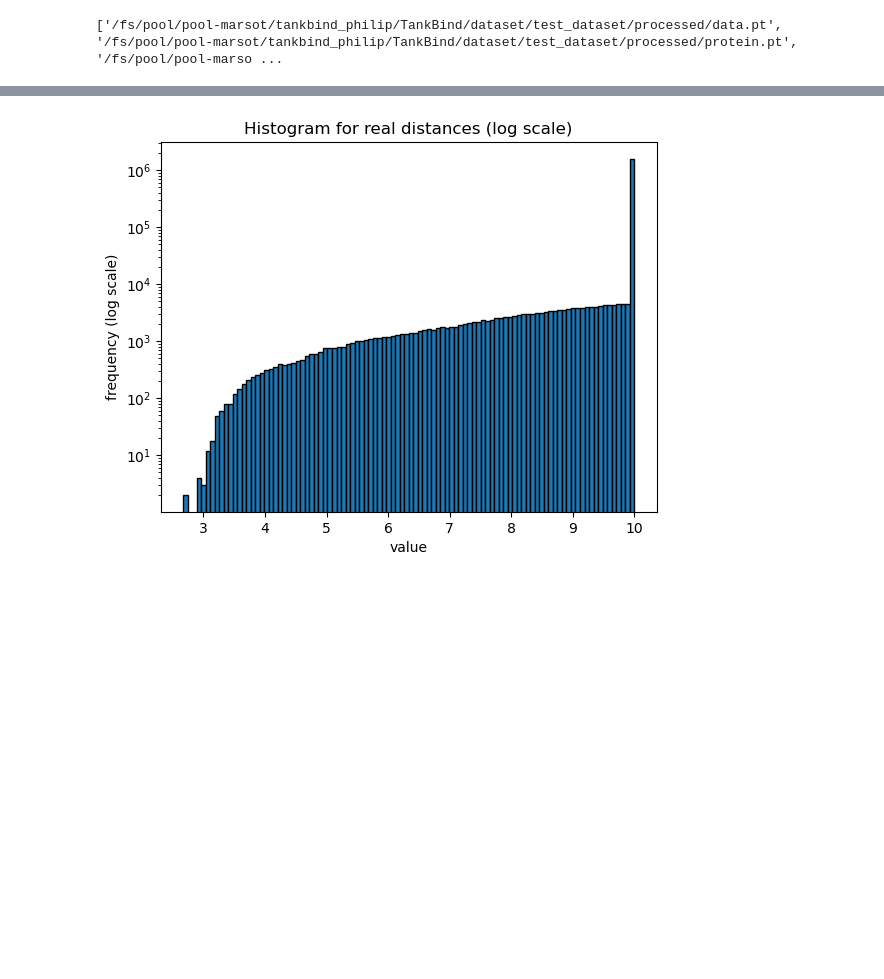
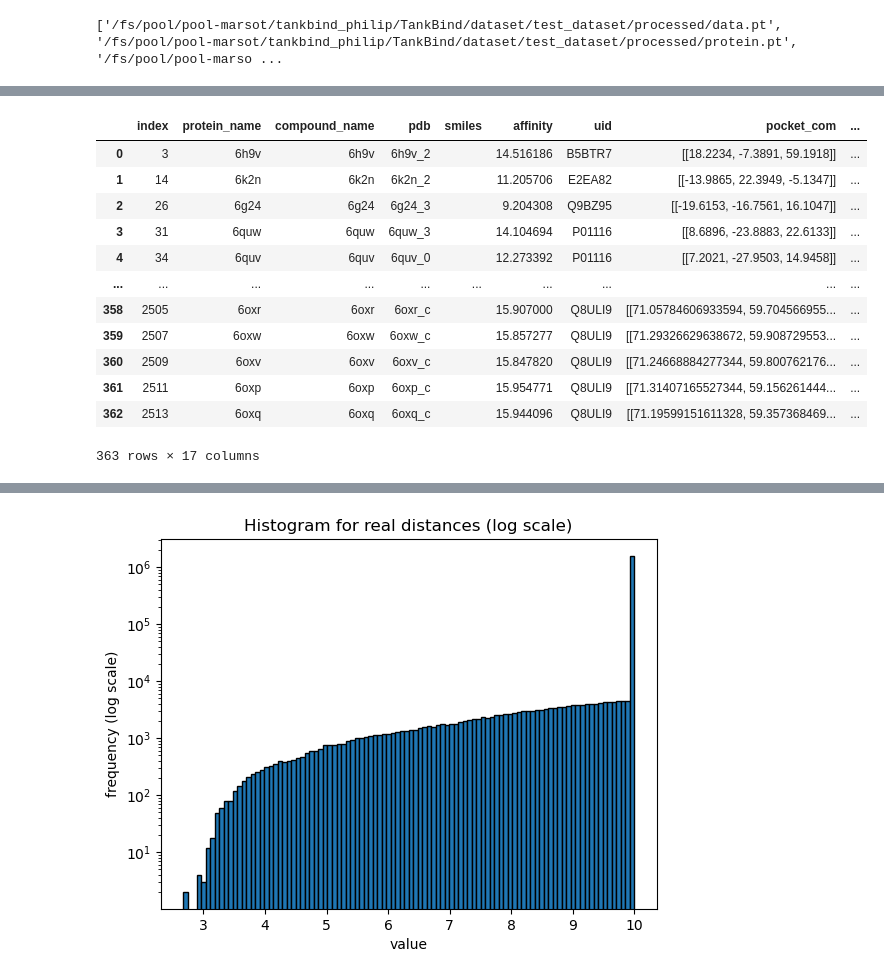
Before and after one commit to SisyphusMountain/tankbind_philip, a Jupyter notebook: examples/testset_evaluation_cleaned.ipynb, the cells around one changed output, grey strips where cells are left out. Saved outputs shown, nothing was run; the diff lists cells and outputs as text; code cells hidden in the pictures; blank space fills up the shorter version.

```diff
--- a/examples/testset_evaluation_cleaned.ipynb
+++ b/examples/testset_evaluation_cleaned.ipynb
@@ -105,6 +135,22 @@ output_info_chosen = output_info_chosen.query("not use_compound_com").reset_inde
 
 chosen = output_info_chosen.loc[output_info_chosen.groupby(['protein_name', 'compound_name'],
                                                            sort=False)['affinity'].agg('idxmax')].reset_index()
+# %%
+chosen
+# %% [output]
+|  | index | protein_name | compound_name | pdb | smiles | affinity | uid | pocket_com | ... |
+| 0 | 3 | 6h9v | 6h9v | 6h9v_2 |  | 14.516186 | B5BTR7 | [[18.2234, -7.3891, 59.1918]] | ... |
+| 1 | 14 | 6k2n | 6k2n | 6k2n_2 |  | 11.205706 | E2EA82 | [[-13.9865, 22.3949, -5.1347]] | ... |
+| 2 | 26 | 6g24 | 6g24 | 6g24_3 |  | 9.204308 | Q9BZ95 | [[-19.6153, -16.7561, 16.1047]] | ... |
+| 3 | 31 | 6quw | 6quw | 6quw_3 |  | 14.104694 | P01116 | [[8.6896, -23.8883, 22.6133]] | ... |
+| 4 | 34 | 6quv | 6quv | 6quv_0 |  | 12.273392 | P01116 | [[7.2021, -27.9503, 14.9458]] | ... |
+| ... | ... | ... | ... | ... | ... | ... | ... | ... | ... |
+| 358 | 2505 | 6oxr | 6oxr | 6oxr_c |  | 15.907000 | Q8ULI9 | [[71.05784606933594, 59.704566955... | ... |
+| 359 | 2507 | 6oxw | 6oxw | 6oxw_c |  | 15.857277 | Q8ULI9 | [[71.29326629638672, 59.908729553... | ... |
+| 360 | 2509 | 6oxv | 6oxv | 6oxv_c |  | 15.847820 | Q8ULI9 | [[71.24668884277344, 59.800762176... | ... |
+| 361 | 2511 | 6oxp | 6oxp | 6oxp_c |  | 15.954771 | Q8ULI9 | [[71.31407165527344, 59.156261444... | ... |
+| 362 | 2513 | 6oxq | 6oxq | 6oxq_c |  | 15.944096 | Q8ULI9 | [[71.19599151611328, 59.357368469... | ... |
+363 rows × 17 columns
 # %%
 import contextlib
 from typing import Any, Callable, Generator, Iterable
```
Also changed, not shown: parts of 14 cells of this notebook, 19 other files.
